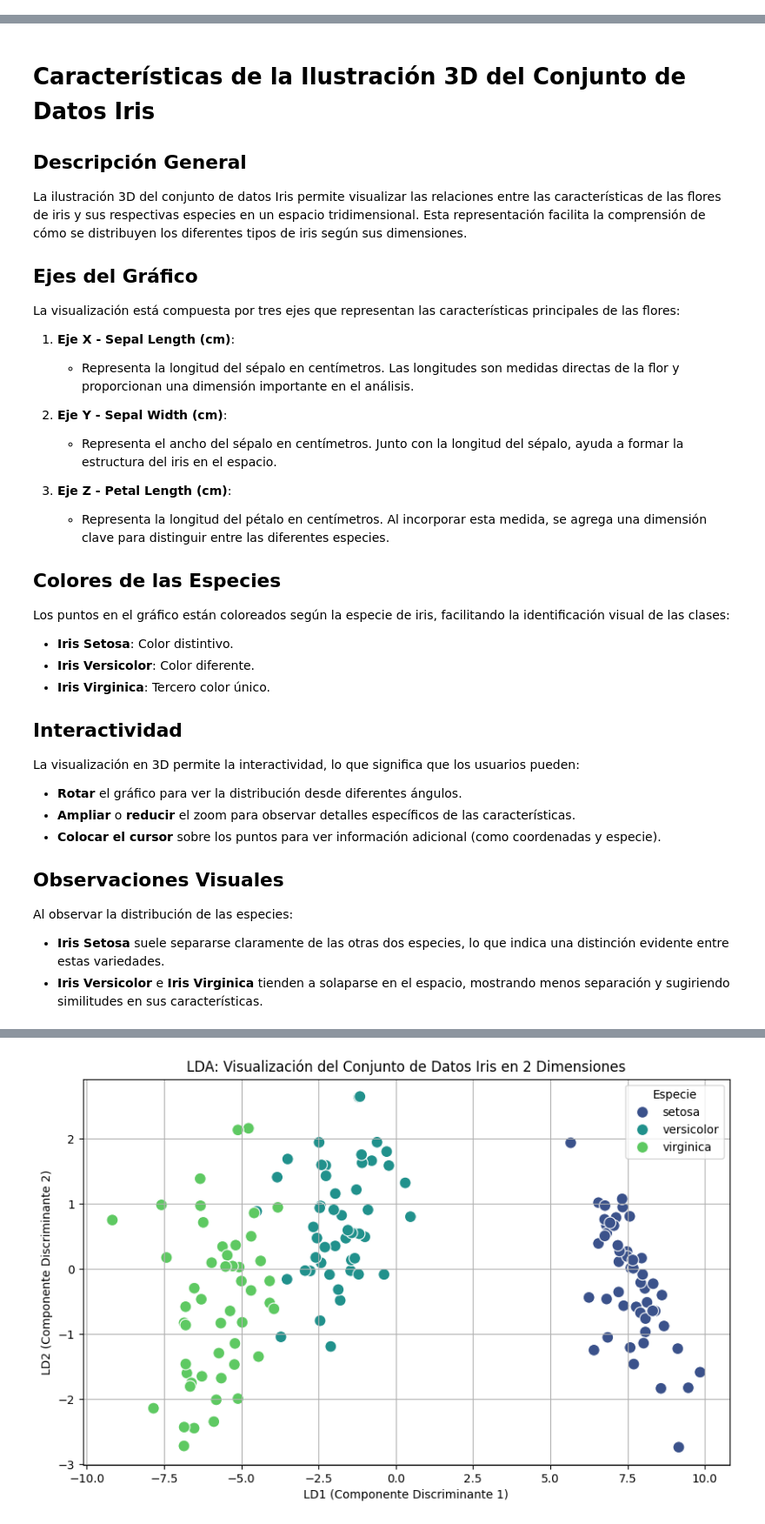
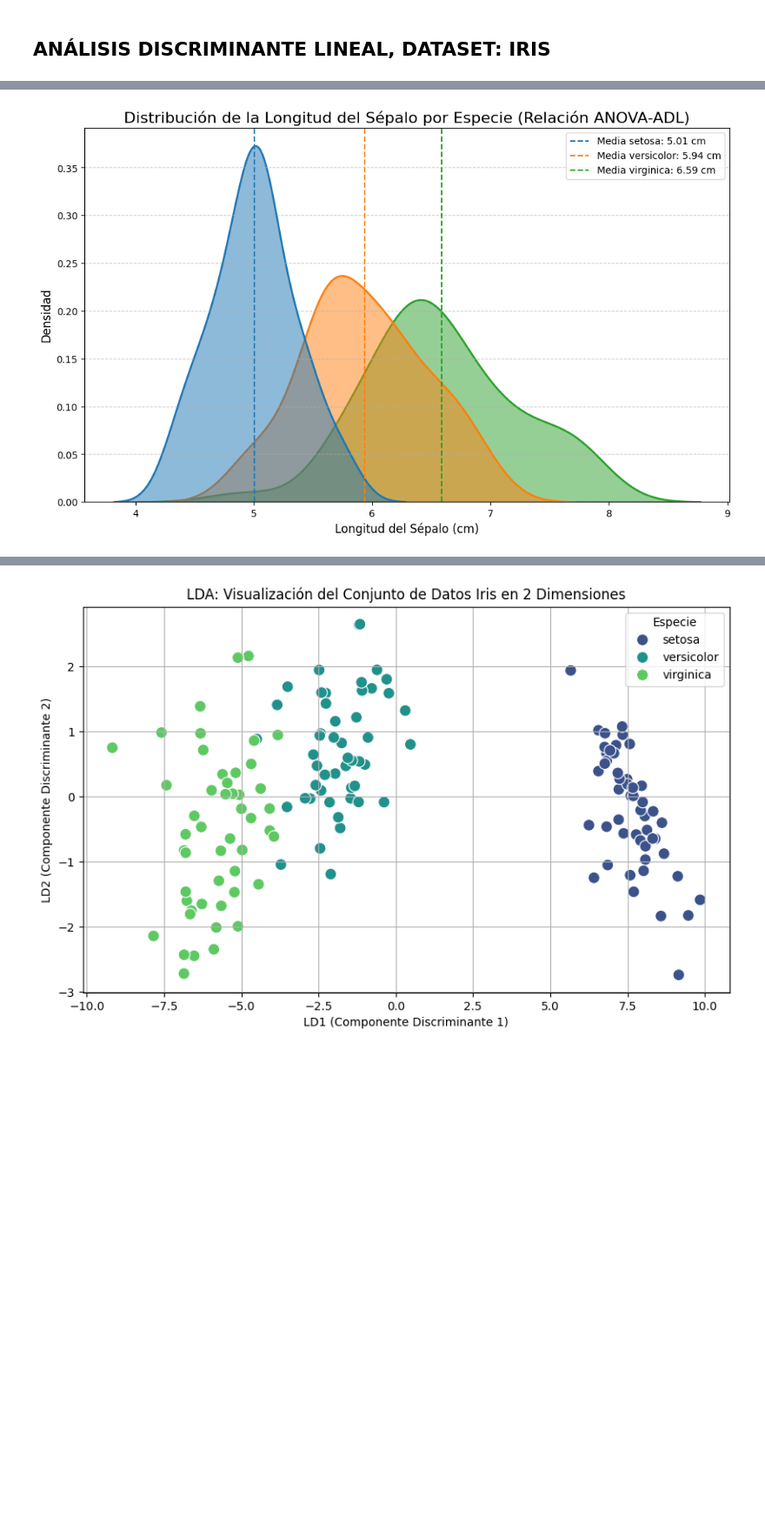
Before and after one commit to mlacasa/EstadisticaQ2, a Jupyter notebook: AnalisisDiscriminanteLineal.ipynb, the cells around one changed output, grey strips where cells are left out. Shown at 87% size. Cells and saved outputs as stored; diff of their text form; code cells hidden in the pictures; blank space fills up the shorter version.

```diff
--- a/AnalisisDiscriminanteLineal.ipynb
+++ b/AnalisisDiscriminanteLineal.ipynb
@@ -160,3 +3,5 @@ El conjunto de datos Iris es ideal para:
+# %% [markdown]
+## ANÁLISIS DISCRIMINANTE LINEAL, DATASET: IRIS
 # %%
 # Importar las bibliotecas necesarias
 import pandas as pd
@@ -193,37 +38,40 @@ fig = px.scatter_3d(df,
 fig.show()
 # %% [output]
 [interactive output not drawn]
-# %% [markdown]
-# Características de la Ilustración 3D del Conjunto de Datos Iris
-
-## Descripción General
-La ilustración 3D del conjunto de datos Iris permite visualizar las relaciones entre las características de las flores de iris y sus respectivas especies en un espacio tridimensional. Esta representación facilita la comprensión de cómo se distribuyen los diferentes tipos de iris según sus dimensiones.
-
-## Ejes del Gráfico
-La visualización está compuesta por tres ejes que representan las características principales de las flores:
-
-1. **Eje X - Sepal Length (cm)**:
-   - Representa la longitud del sépalo en centímetros. Las longitudes son medidas directas de la flor y proporcionan una dimensión importante en el análisis.
-
-2. **Eje Y - Sepal Width (cm)**:
-   - Representa el ancho del sépalo en centímetros. Junto con la longitud del sépalo, ayuda a formar la estructura del iris en el espacio.
-
-3. **Eje Z - Petal Length (cm)**:
-   - Representa la longitud del pétalo en centímetros. Al incorporar esta medida, se agrega una dimensión clave para distinguir entre las diferentes especies.
-
-## Colores de las Especies
-Los puntos en el gráfico están coloreados según la especie de iris, facilitando la identificación visual de las clases:
-- **Iris Setosa**: Color distintivo.
-- **Iris Versicolor**: Color diferente.
-- **Iris Virginica**: Tercero color único.
-
-## Interactividad
-La visualización en 3D permite la interactividad, lo que significa que los usuarios pueden:
-- **Rotar** el gráfico para ver la distribución desde diferentes ángulos.
-- **Ampliar** o **reducir** el zoom para observar detalles específicos de las características.
-- **Colocar el cursor** sobre los puntos para ver información adicional (como coordenadas y especie).
-
-## Observaciones Visuales
-Al observar la distribución de las especies:
-- **Iris Setosa** suele separarse claramente de las otras dos especies, lo que indica una distinción evidente entre estas variedades.
-- **Iris Versicolor** e **Iris Virginica** tienden a solaparse en el espacio, mostrando menos separación y sugiriendo similitudes en sus características.
+# %%
+import seaborn as sns
+import matplotlib.pyplot as plt
+import pandas as pd
+from sklearn.datasets import load_iris
+
+# --- 1. Carga de Datos ---
+iris = load_iris()
+df = pd.DataFrame(data=iris.data, columns=iris.feature_names)
+df['species'] = pd.Categorical.from_codes(iris.target, iris.target_names)
+
+
+# --- 2. Visualización Mejorada ---
+plt.figure(figsize=(12, 7))
+
+sns.kdeplot(data=df, x='sepal length (cm)', hue='species',
+            fill=True, alpha=0.5, linewidth=2)
+
+# --- 3. Añadir Medias (CON LA CORRECCIÓN) ---
+# Se añade observed=True para silenciar la advertencia y adoptar el comportamiento moderno
+means = df.groupby('species', observed=True)['sepal length (cm)'].mean()
+colors = sns.color_palette()
+
+# Dibujar una línea vertical para cada media
+for i, (species, mean_val) in enumerate(means.items()):
+    plt.axvline(x=mean_val, color=colors[i], linestyle='--',
+                label=f'Media {species}: {mean_val:.2f} cm')
+
+# --- 4. Configuración Final del Gráfico ---
+plt.title('Distribución de la Longitud del Sépalo por Especie (Relación ANOVA-ADL)', fontsize=16)
+plt.xlabel('Longitud del Sépalo (cm)', fontsize=12)
+plt.ylabel('Densidad', fontsize=12)
+plt.legend()
+plt.grid(axis='y', linestyle='--', alpha=0.7)
+plt.show()
+# %% [output]
+[figure, added]
```
Also changed, not shown: parts of 14 cells of this notebook.
